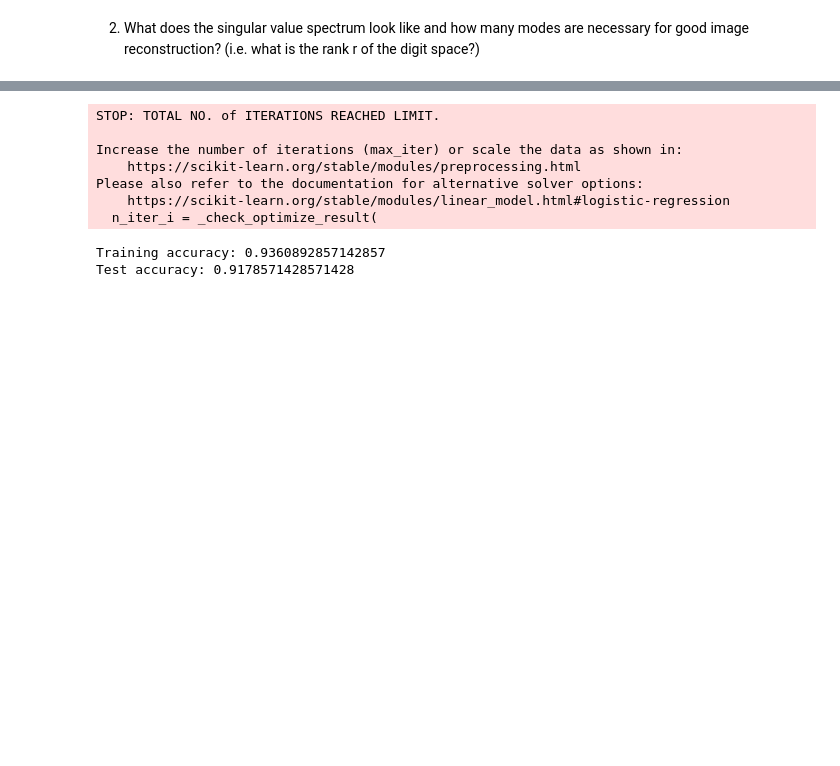
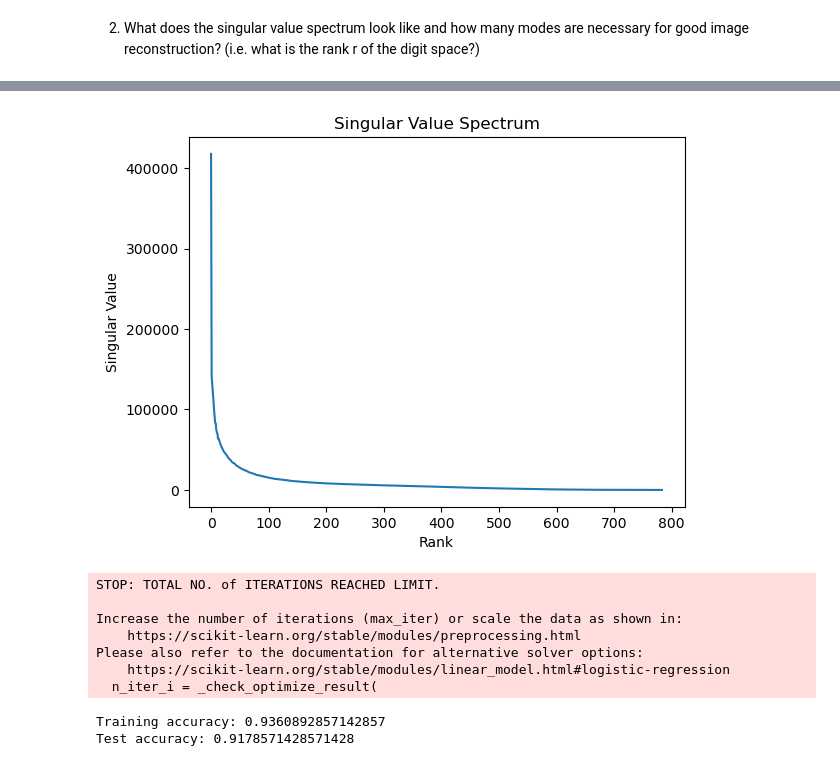
Before and after one commit to JimmiedWhatMom69420/EE399repo, a Jupyter notebook: EE399HW3.ipynb, the cells around one changed output, grey strips where cells are left out. Cells and saved outputs as stored; diff of their text form; code cells hidden in the pictures; blank space fills up the shorter version.

```diff
--- a/EE399HW3.ipynb
+++ b/EE399HW3.ipynb
@@ -9,13 +9,17 @@ and each column of your data matrix is a different image.![image.png](attachment
 import numpy as np
 from sklearn.datasets import fetch_openml
 from sklearn.decomposition import TruncatedSVD
+from keras.datasets import mnist
 
 # Load MNIST dataset
-mnist = fetch_openml('mnist_784')
+# mnist = fetch_openml('mnist_784')
 
 # Extract image and label data
-X = mnist.data
-y = mnist.target
+(train_x, train_y), (test_x, test_y) = mnist.load_data()
+print('train_x dimensions: ' + str(train_x.shape))
+print('train_y dimensions: ' + str(train_y.shape))
+print('test_x dimensions:  '  + str(test_x.shape))
+print('test_y dimensions:  '  + str(test_y.shape))
 
 # Reshape image data into column vectors
 X = X.T
@@ -25,5 +29,8 @@ svd = TruncatedSVD(n_components=10, random_state=42)
 X_svd = svd.fit_transform(X)
 
 # Print the explained variance ratios
-print("Explained variance ratios:", svd.explained_variance_ratio_)
+U, S, Vt = linalg.svd(X, full_matrices=False)
+print('U dimensions: ' + str(U.shape))
+print('S dimensions: ' + str(S.shape))
+print('VT dimensions: '  + str(Vt.shape))
 # %% [output]
@@ -34,57 +48,42 @@ Explained variance ratios: [0.32261436 0.05885139 0.05157976 0.04413124 0.038106
 # %%
 import numpy as np
 import matplotlib.pyplot as plt
+from scipy import linalg
 from sklearn.datasets import fetch_openml
 from sklearn.linear_model import LogisticRegression
 from sklearn.model_selection import train_test_split
 from sklearn.metrics import accuracy_score, precision_score, recall_score, f1_score
+# from keras.datasets import mnist
+from sklearn.discriminant_analysis import LinearDiscriminantAnalysis
+from sklearn.metrics import accuracy_score
+from sklearn import tree
+import matplotlib.pyplot as plt
+from sklearn.svm import SVC
 
 # Load the MNIST dataset
-mnist = fetch_openml('mnist_784', version=1)
-X, y = mnist['data'], mnist['target']
-
-# Plot the singular value spectrum
-U, s, Vt = np.linalg.svd(X)
-plt.plot(s)
-plt.xlabel('Singular Value Index')
-plt.ylabel('Singular Value')
-plt.show()
+# mnist = fetch_openml('mnist_784', version=1)
+# (train_x, train_y), (test_x, test_y) = mnist.load_data()
 
 # Determine the rank of the digit space
-r = np.sum(s > 1e-10)
+r = np.arange(S.shape[0])
 print('Rank of the digit space:', r)
 
 # Truncate the singular values
-X_trunc = U[:, :r] @ np.diag(s[:r]) @ Vt[:r, :]
+# X_trunc = U[:, :r] @ np.diag(S[:r]) @ Vt[:r, :]
 
 # Split the dataset into a training set and a test set
-X_train, X_test, y_train, y_test = train_test_split(X_trunc, y, test_size=0.2, random_state=42)
+# X_train, X_test, y_train, y_test = train_test_split(X_trunc, y, test_size=0.2, random_state=42)
 
 # Train a logistic regression model
 model = LogisticRegression(random_state=42, max_iter=1000)
-model.fit(X_train, y_train)
+# model.fit(X_train, y_train)
 
-# Evaluate the model on the training set
-y_train_pred = model.predict(X_train)
-train_acc = accuracy_score(y_train, y_train_pred)
-train_prec = precision_score(y_train, y_train_pred, average='weighted')
-train_rec = recall_score(y_train, y_train_pred, average='weighted')
-train_f1 = f1_score(y_train, y_train_pred, average='weighted')
-
-print('Training Set Accuracy:', train_acc)
-print('Training Set Precision:', train_prec)
-print('Training Set Recall:', train_rec)
-print('Training Set F1 Score:', train_f1)
-
-# Evaluate the model on the test set
-y_test_pred = model.predict(X_test)
-test_acc = accuracy_score(y_test, y_test_pred)
-test_prec = precision_score(y_test, y_test_pred, average='weighted')
-test_rec = recall_score(y_test, y_test_pred, average='weighted')
-test_f1 = f1_score(y_test, y_test_pred, average='weighted')
-
-print('Test Set Accuracy:', test_acc)
-print('Test Set Precision:', test_prec)
-print('Test Set Recall:', test_rec)
-print('Test Set F1 Score:', test_f1)
+# Plot the singular value spectrum
+U, S, Vt = linalg.svd(X, full_matrices=False)
+plt.figure()
+plt.title('Singular Value Spectrum')
+plt.plot(r, S)
+plt.ylabel('Singular Value')
+plt.xlabel('Rank')
+plt.show()
 # %% [output]
@@ -92,3 +107,4 @@ MemoryError: Unable to allocate 36.5 GiB for an array with shape (70000, 70000)
+[figure, added]
 # %%
 3. What is the interpretation of the U, E, and V matrices?
 # %%
```
Also changed, not shown: parts of 6 cells of this notebook, 1 other file.
